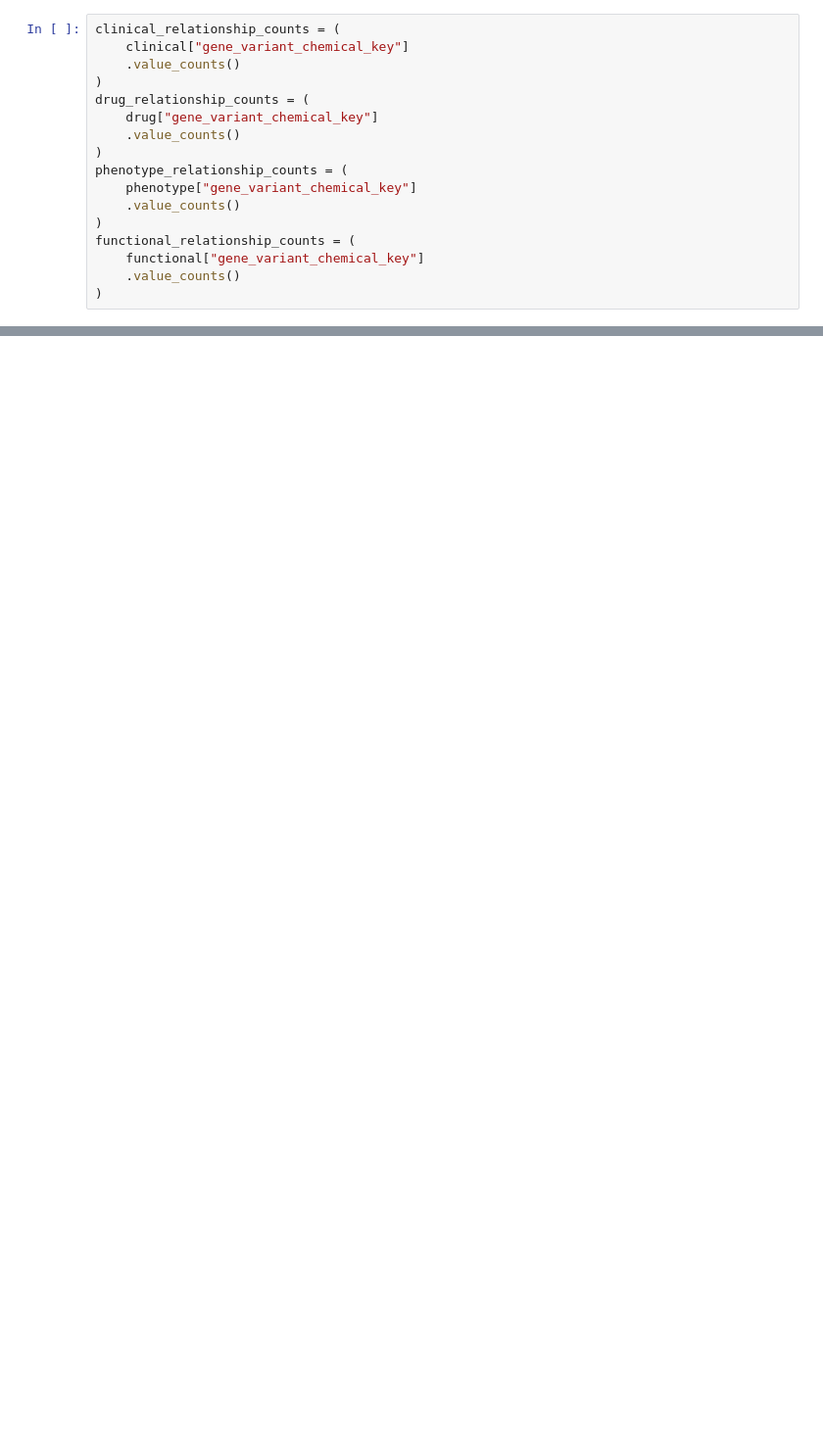
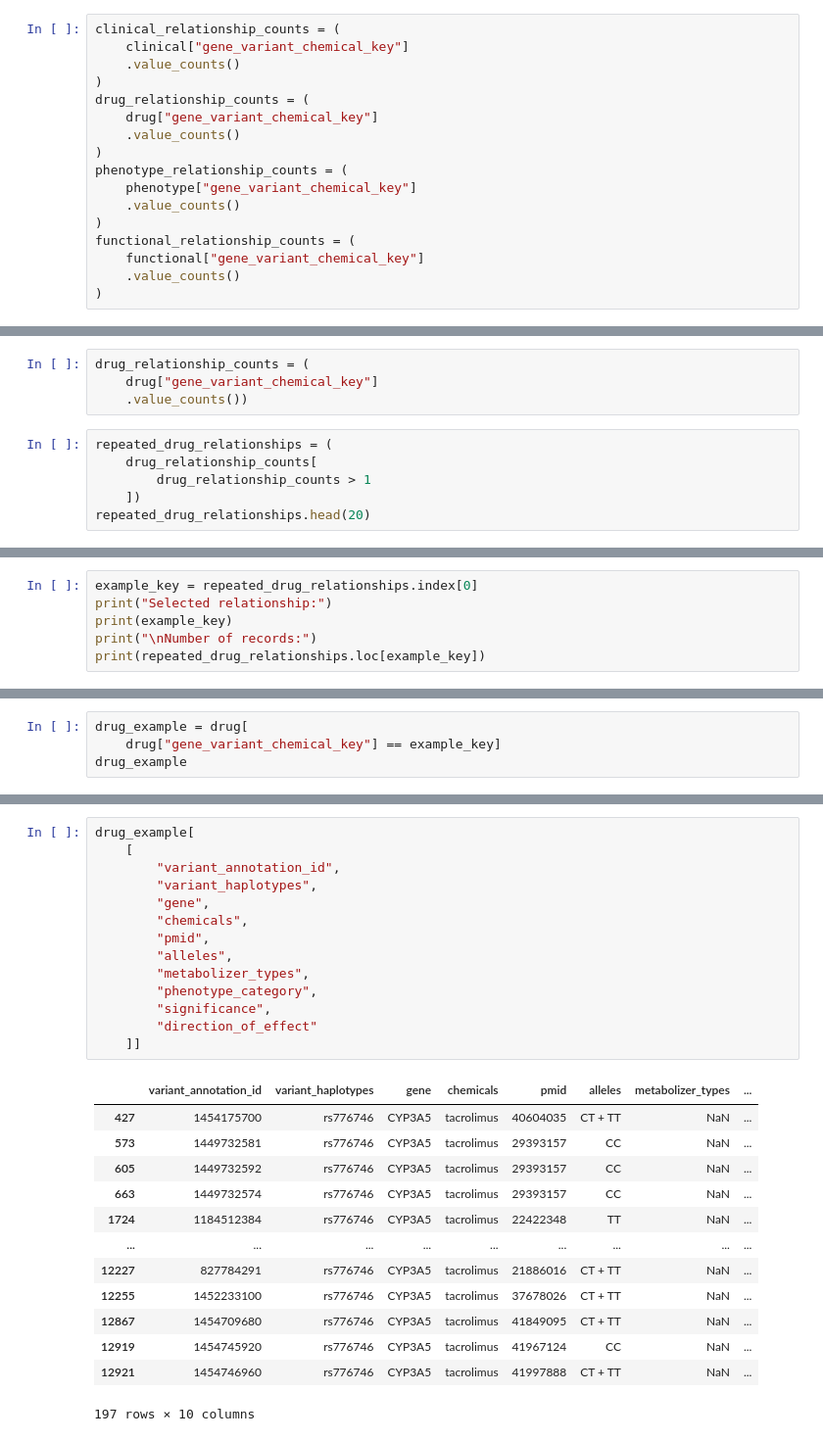
Before and after one commit to Sofia7334/pharmacogenomics-machine-learning, a Jupyter notebook: notebooks/02_data_preparation.ipynb, the cells around one changed output, grey strips where cells are left out. Shown at 98% size. Cells and saved outputs as stored; diff of their text form; blank space fills up the shorter version.

Commit message:
Completed Relationship Cardinality Analysis

```diff
--- a/notebooks/02_data_preparation.ipynb
+++ b/notebooks/02_data_preparation.ipynb
@@ -1063,0 +956,10 @@ Name: count, dtype: float64
+# %%
+drug_relationship_counts = (
+    drug["gene_variant_chemical_key"]
+    .value_counts())
+# %%
+repeated_drug_relationships = (
+    drug_relationship_counts[
+        drug_relationship_counts > 1
+    ])
+repeated_drug_relationships.head(20)
@@ -1063,0 +984,6 @@ Name: count, dtype: float64
+# %%
+example_key = repeated_drug_relationships.index[0]
+print("Selected relationship:")
+print(example_key)
+print("\nNumber of records:")
+print(repeated_drug_relationships.loc[example_key])
@@ -1063,0 +996,4 @@ Name: count, dtype: float64
+# %%
+drug_example = drug[
+    drug["gene_variant_chemical_key"] == example_key]
+drug_example
@@ -1063,0 +1014,28 @@ Name: count, dtype: float64
+# %%
+drug_example[
+    [
+        "variant_annotation_id",
+        "variant_haplotypes",
+        "gene",
+        "chemicals",
+        "pmid",
+        "alleles",
+        "metabolizer_types",
+        "phenotype_category",
+        "significance",
+        "direction_of_effect"
+    ]]
+# %% [output]
+|  | variant_annotation_id | variant_haplotypes | gene | chemicals | pmid | alleles | metabolizer_types | ... |
+| 427 | 1454175700 | rs776746 | CYP3A5 | tacrolimus | 40604035 | CT + TT | NaN | ... |
+| 573 | 1449732581 | rs776746 | CYP3A5 | tacrolimus | 29393157 | CC | NaN | ... |
+| 605 | 1449732592 | rs776746 | CYP3A5 | tacrolimus | 29393157 | CC | NaN | ... |
+| 663 | 1449732574 | rs776746 | CYP3A5 | tacrolimus | 29393157 | CC | NaN | ... |
+| 1724 | 1184512384 | rs776746 | CYP3A5 | tacrolimus | 22422348 | TT | NaN | ... |
+| ... | ... | ... | ... | ... | ... | ... | ... | ... |
+| 12227 | 827784291 | rs776746 | CYP3A5 | tacrolimus | 21886016 | CT + TT | NaN | ... |
+| 12255 | 1452233100 | rs776746 | CYP3A5 | tacrolimus | 37678026 | CT + TT | NaN | ... |
+| 12867 | 1454709680 | rs776746 | CYP3A5 | tacrolimus | 41849095 | CT + TT | NaN | ... |
+| 12919 | 1454745920 | rs776746 | CYP3A5 | tacrolimus | 41967124 | CC | NaN | ... |
+| 12921 | 1454746960 | rs776746 | CYP3A5 | tacrolimus | 41997888 | CT + TT | NaN | ... |
+197 rows × 10 columns
```
Also changed, not shown: parts of 39 cells of this notebook.
